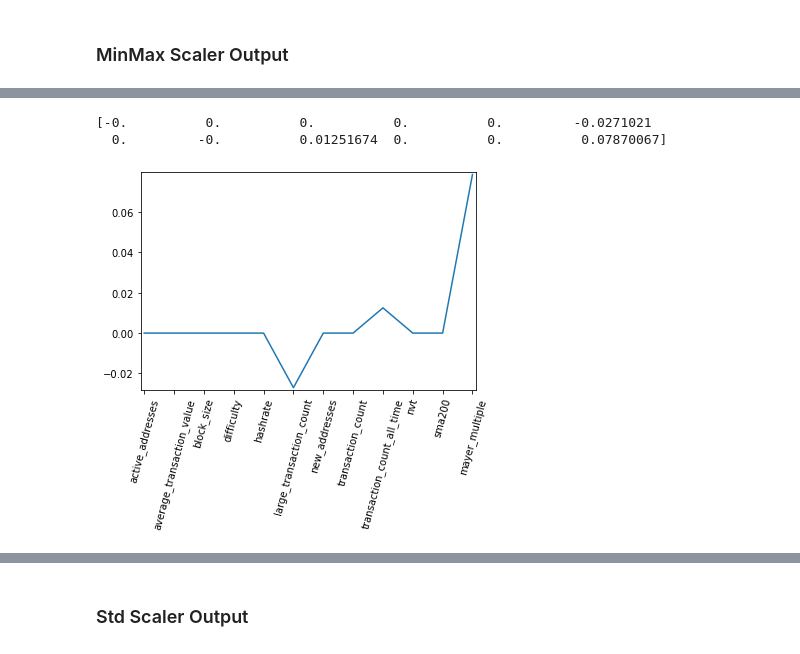
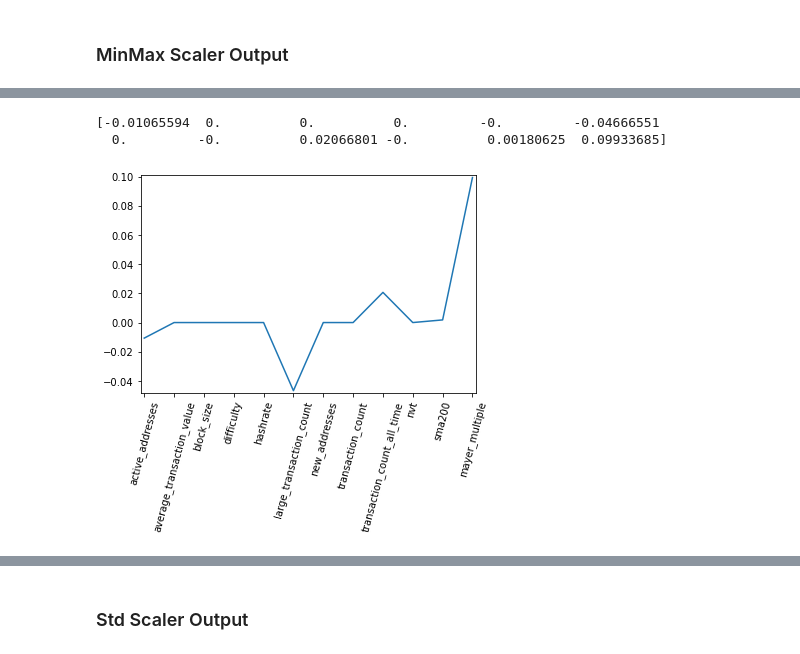
Before and after one commit to gdepalma93/nu_fintech_project_2, a Jupyter notebook: Lasso Workbook.ipynb, the cells around one changed output, grey strips where cells are left out. Saved outputs shown, nothing was run; the diff lists cells and outputs as text; code cells hidden in the pictures.

Commit message:
updated Lasso notebook

```diff
--- a/Lasso Workbook.ipynb
+++ b/Lasso Workbook.ipynb
@@ -157,3 +159,5 @@ X_train_mm_scaled.head()
 | 2016-11-18 | 0.358139 | 0.012949 | 0.538126 | 0.012463 | 0.011627 | 0.029105 | ... |
 | 2019-11-14 | 0.492213 | 0.005907 | 0.585185 | 0.732434 | 0.772628 | 0.169203 | ... |
 | 2019-02-11 | 0.450042 | 0.016345 | 0.690721 | 0.347305 | 0.308782 | 0.114458 | ... |
+# %%
+X_mm_scaler = mm_scaler.fit(X_train)
@@ -162,16 +175,16 @@ y_train_mm_scaled = mm_scaler.fit_transform(y_train)
 # %%
-lasso = Lasso(alpha=0.00003,normalize=True)
+lasso = Lasso(alpha=0.00002,normalize=True)
 # Fit the regressor to the data
 lasso.fit(X_train_mm_scaled,y_train_mm_scaled)
 # Compute and print the coefficients
 lasso_coef = lasso.coef_
 print(lasso_coef)
 # Plot the coefficients
 plt.plot(range(len(X_train_mm_scaled.columns)), lasso_coef)
 plt.xticks(range(len(X_train_mm_scaled.columns)), X_train_mm_scaled.columns.values, rotation=75)
 plt.margins(0.01)
 plt.show()
 # %% [output]
-[-0.          0.          0.          0.          0.         -0.0271021
-  0.         -0.          0.01251674  0.          0.          0.07870067]
+[-0.01065594  0.          0.          0.         -0.         -0.04666551
+  0.         -0.          0.02066801 -0.          0.00180625  0.09933685]
-[figure, old version]
+[figure, new version]
```
Also changed, not shown: parts of 13 cells of this notebook.
